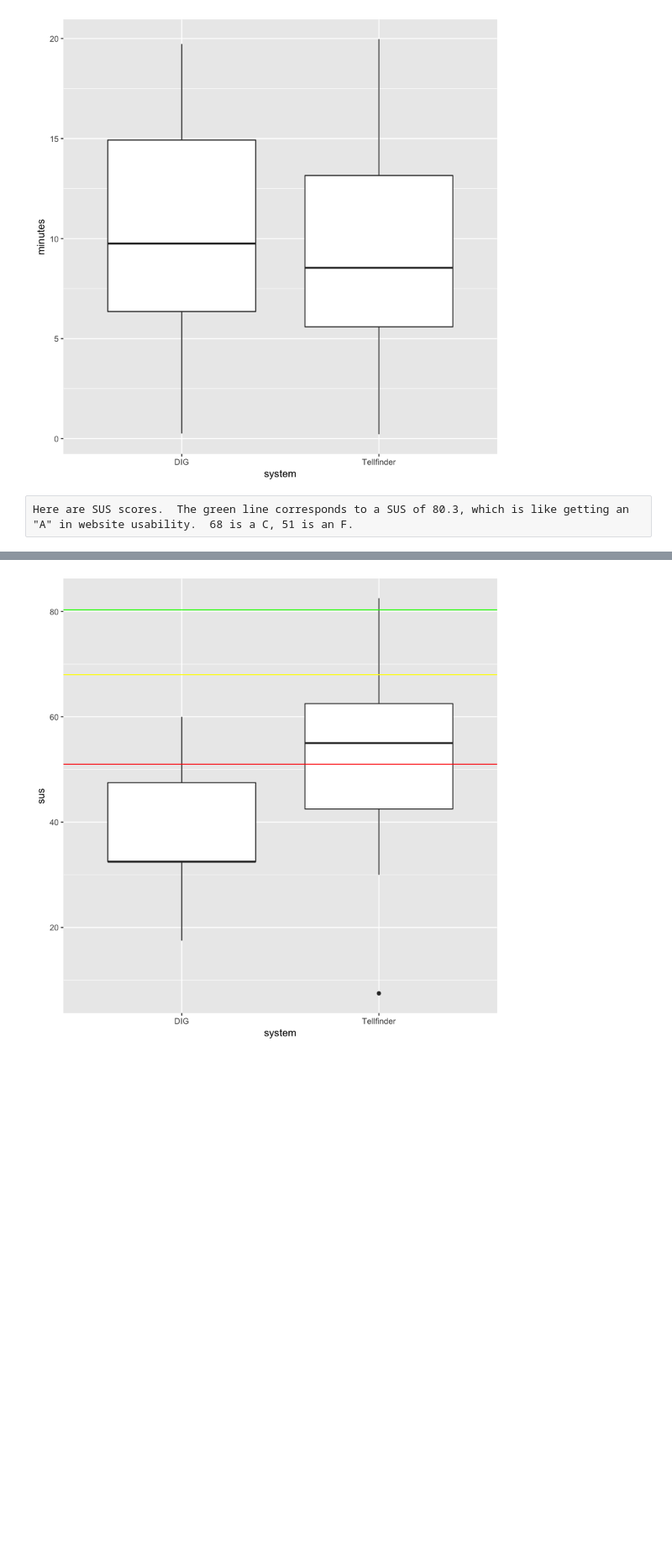
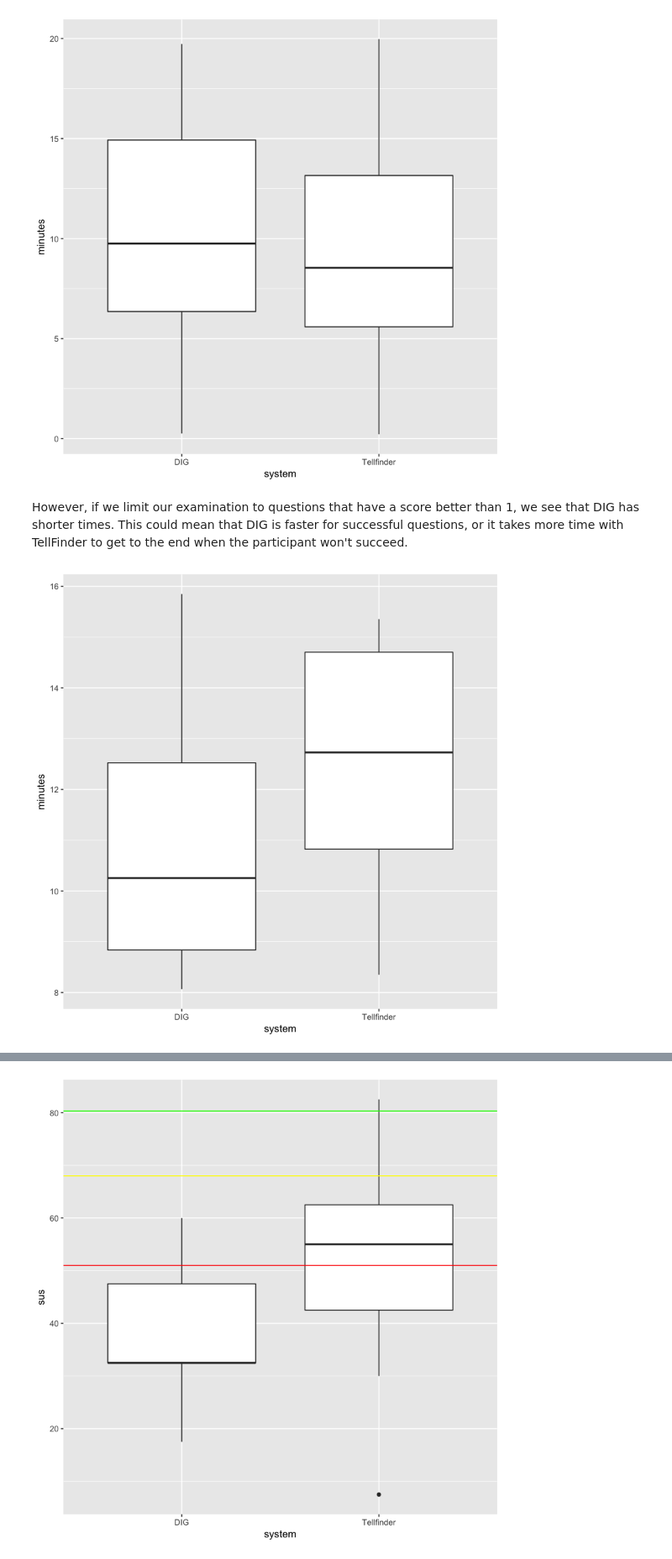
Before and after one commit to isoboroff/memex-hitl2, a Jupyter notebook: Data-analysis.ipynb, the cells around one changed output, grey strips where cells are left out. Shown: that part at 84% size. Cells and saved outputs as stored; diff of their text form; code cells hidden in the pictures; blank space fills up the shorter version.

```diff
--- a/Data-analysis.ipynb
+++ b/Data-analysis.ipynb
@@ -95,5 +121,17 @@ times <- df %>%
 ggplot(times, aes(system, minutes)) + geom_boxplot()
 # %% [output]
 [figure]
-# %% [raw]
-Here are SUS scores.  The green line corresponds to a SUS of 80.3, which is like getting an "A" in website usability.  68 is a C, 51 is an F.
+# %% [markdown]
+However, if we limit our examination to questions that have a score better than 1, we see that DIG has shorter times.  This could mean that DIG is faster for successful questions, or it takes more time with TellFinder to get to the end when the participant won't succeed.
+# %%
+times <- df %>%
+    filter(str_detect(header, "Group time")) %>%
+    filter(question != "DEMO") %>%
+    group_by(participant, question) %>%
+    inner_join(scores, by=c("participant", "question", "system")) %>%
+    select(participant, question, system, seconds=value.x, score) %>%
+    mutate(minutes = parse_number(seconds) / 60.0, score=parse_number(score)) %>%
+    filter(minutes < 20.0, score > 1)
+ggplot(times, aes(system, minutes)) + geom_boxplot()
+# %% [output]
+[figure, added]
```
Also changed, not shown: parts of 14 cells of this notebook.
